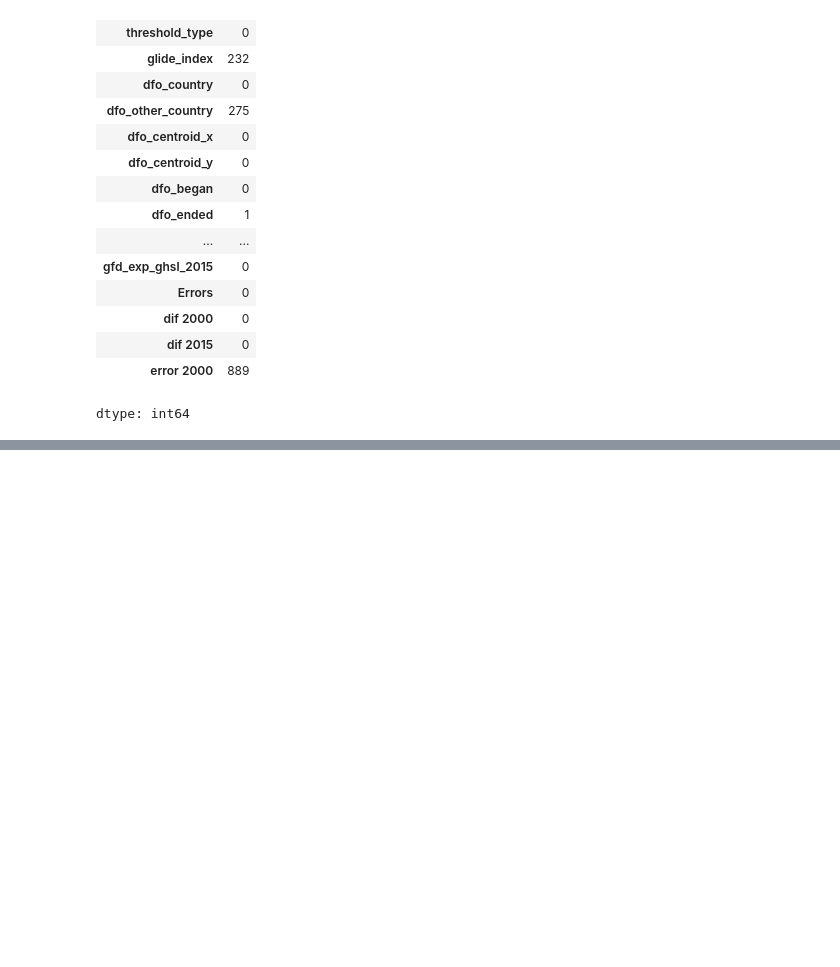
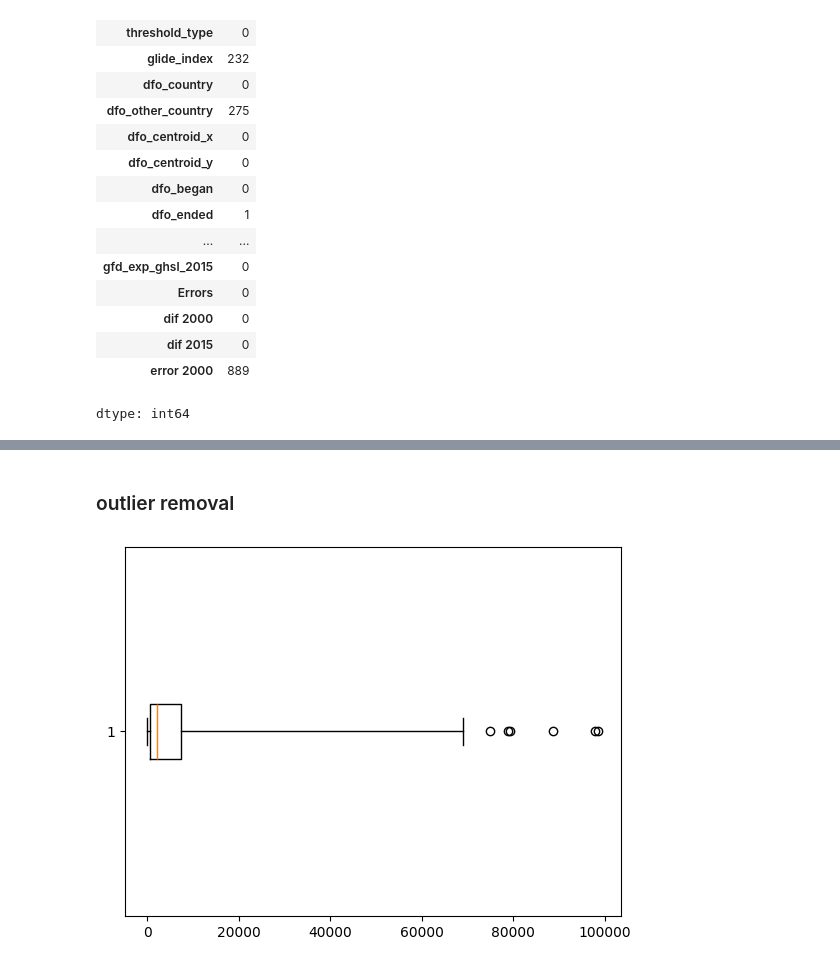
Before and after one commit to Ellizence01/BSC_DPDM2025, a Jupyter notebook: Ch3_Data_Preprocessing.ipynb, the cells around one changed output, grey strips where cells are left out. Cells and saved outputs as stored; diff of their text form; code cells hidden in the pictures; blank space fills up the shorter version.

```diff
--- a/Ch3_Data_Preprocessing.ipynb
+++ b/Ch3_Data_Preprocessing.ipynb
@@ -231,0 +353,6 @@ dtype: int64
+# %% [markdown]
+### outlier removal
+# %%
+outputbox = plt.boxplot(df['gfd_area'],vert=False,whis=10)
+# %% [output]
+[figure, added]
```
Also changed, not shown: parts of 26 cells of this notebook.
